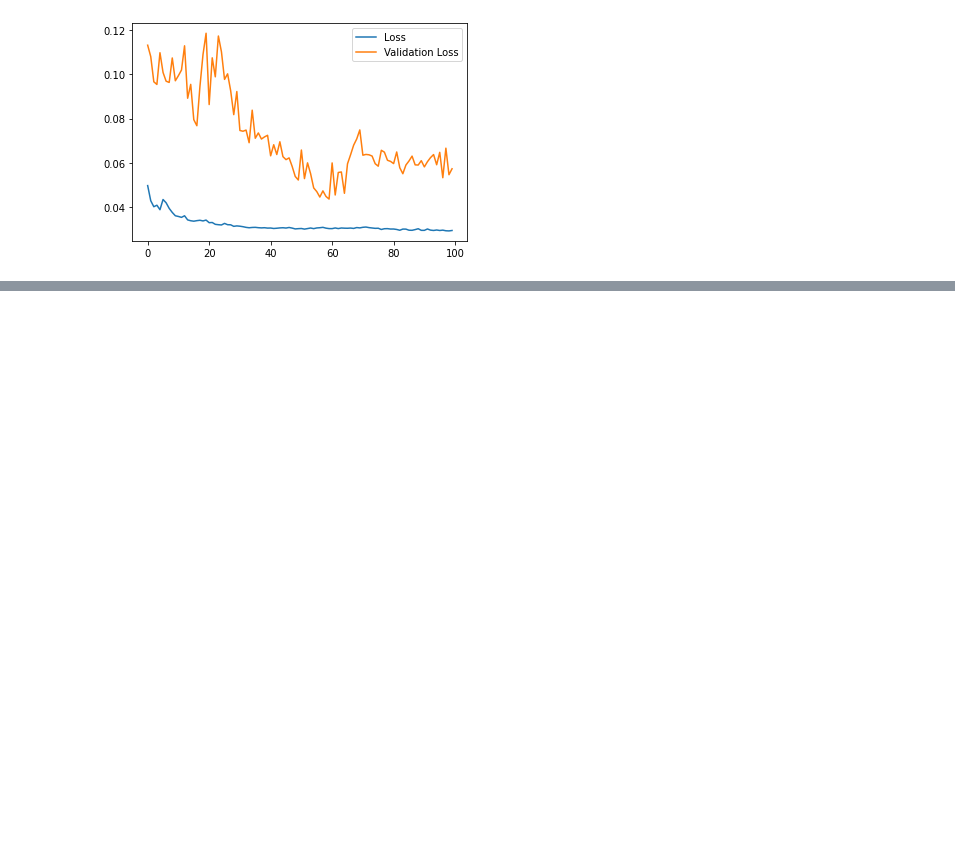
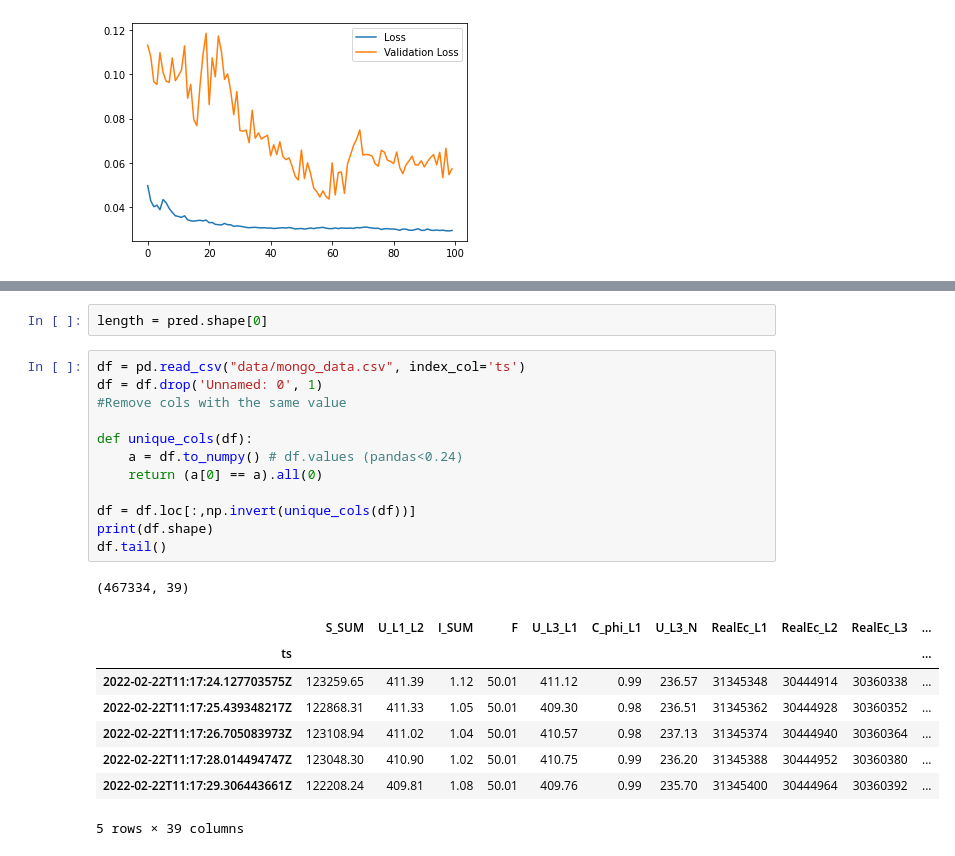
Before and after one commit to PedroOliveiraPT/Electricity-Forecasting, a Jupyter notebook: Results.ipynb, the cells around one changed output, grey strips where cells are left out. Cells and saved outputs as stored; diff of their text form; blank space fills up the shorter version.

```diff
--- a/Results.ipynb
+++ b/Results.ipynb
@@ -49,0 +57,24 @@ model = load_model("models/PCA_LSTM_60secs")
+# %%
+length = pred.shape[0]
+# %%
+df = pd.read_csv("data/mongo_data.csv", index_col='ts')
+df = df.drop('Unnamed: 0', 1)
+#Remove cols with the same value
+
+def unique_cols(df):
+    a = df.to_numpy() # df.values (pandas<0.24)
+    return (a[0] == a).all(0)
+
+df = df.loc[:,np.invert(unique_cols(df))]
+print(df.shape)
+df.tail()
+# %% [output]
+(467334, 39)
+|  | S_SUM | U_L1_L2 | I_SUM | F | U_L3_L1 | C_phi_L1 | U_L3_N | RealEc_L1 | RealEc_L2 | RealEc_L3 | ... |
+| ts |  |  |  |  |  |  |  |  |  |  | ... |
+| 2022-02-22T11:17:24.127703575Z | 123259.65 | 411.39 | 1.12 | 50.01 | 411.12 | 0.99 | 236.57 | 31345348 | 30444914 | 30360338 | ... |
+| 2022-02-22T11:17:25.439348217Z | 122868.31 | 411.33 | 1.05 | 50.01 | 409.30 | 0.98 | 236.51 | 31345362 | 30444928 | 30360352 | ... |
+| 2022-02-22T11:17:26.705083973Z | 123108.94 | 411.02 | 1.04 | 50.01 | 410.57 | 0.98 | 237.13 | 31345374 | 30444940 | 30360364 | ... |
+| 2022-02-22T11:17:28.014494747Z | 123048.30 | 410.90 | 1.02 | 50.01 | 410.75 | 0.99 | 236.20 | 31345388 | 30444952 | 30360380 | ... |
+| 2022-02-22T11:17:29.306443661Z | 122208.24 | 409.81 | 1.08 | 50.01 | 409.76 | 0.99 | 235.70 | 31345400 | 30444964 | 30360392 | ... |
+5 rows × 39 columns
```
Also changed, not shown: parts of 5 cells of this notebook, 2 other files.
